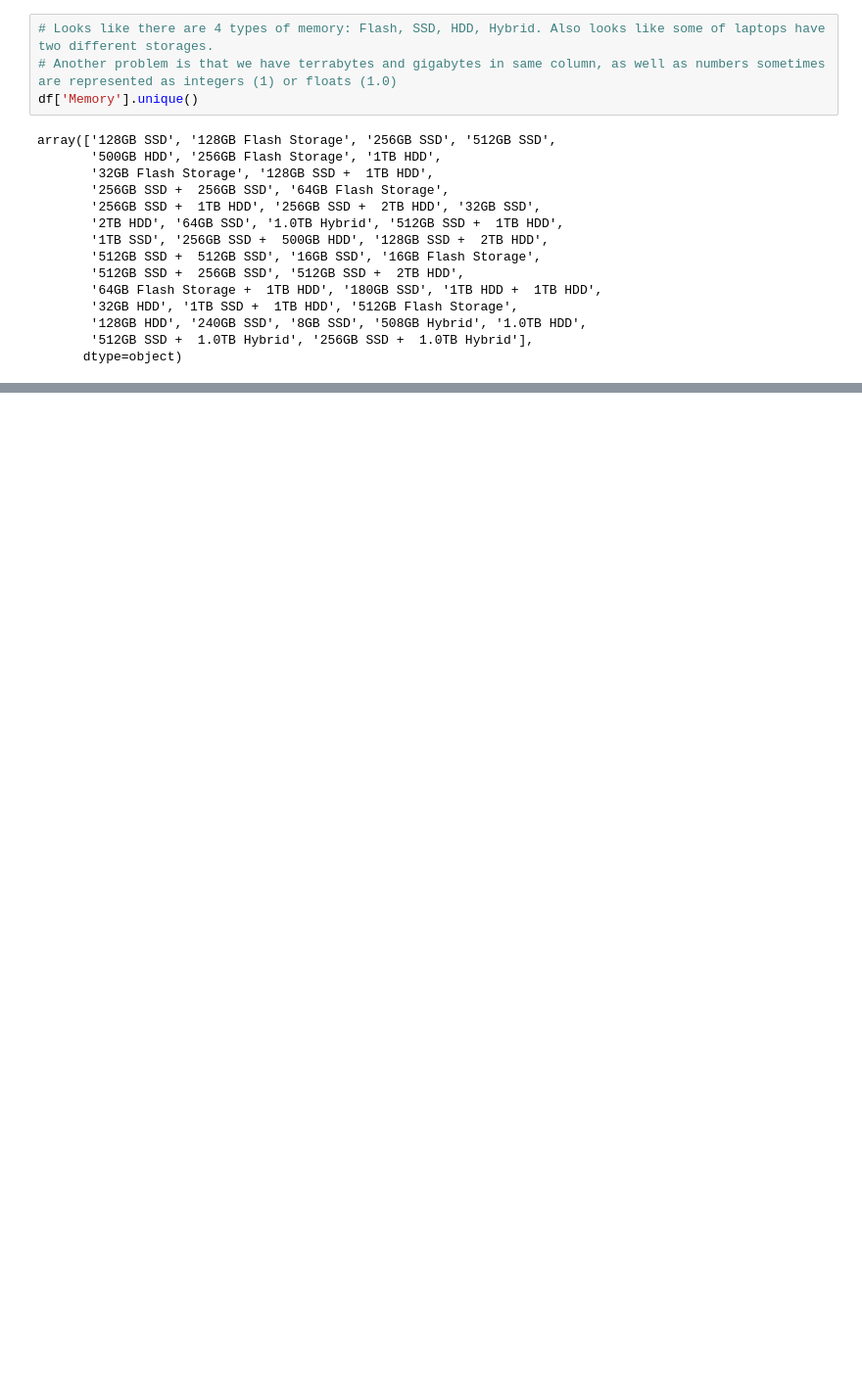
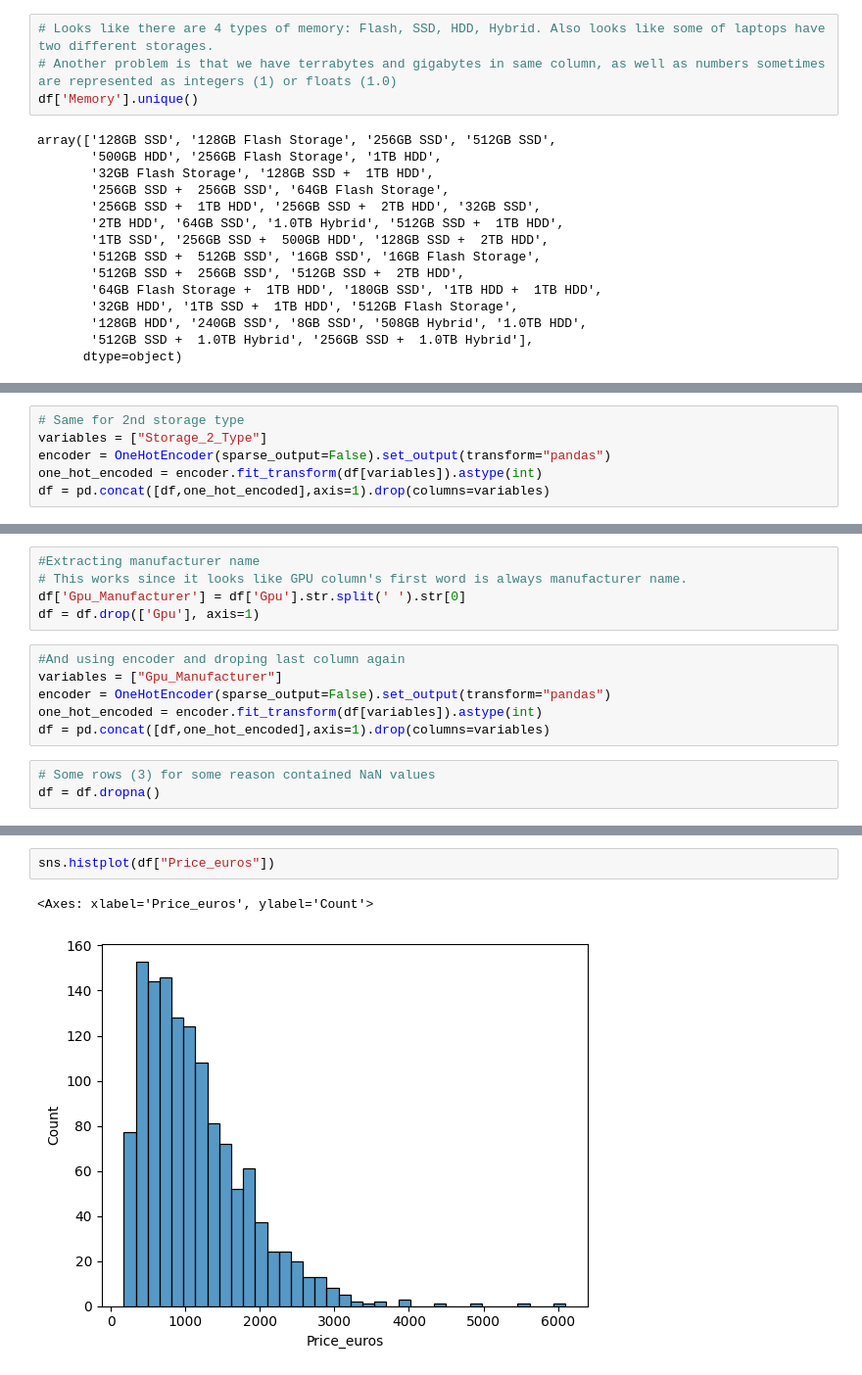
Before and after one commit to KirSobolev/Introduction-to-ML, a Jupyter notebook: exercise1/ex1.ipynb, the cells around one changed output, grey strips where cells are left out. Shown at 98% size. Saved outputs shown, nothing was run; the diff lists cells and outputs as text; blank space fills up the shorter version.

```diff
--- a/exercise1/ex1.ipynb
+++ b/exercise1/ex1.ipynb
@@ -253,0 +325,6 @@ array(['128GB SSD', '128GB Flash Storage', '256GB SSD', '512GB SSD',
+# %%
+# Same for 2nd storage type
+variables = ["Storage_2_Type"]
+encoder = OneHotEncoder(sparse_output=False).set_output(transform="pandas")
+one_hot_encoded = encoder.fit_transform(df[variables]).astype(int)
+df = pd.concat([df,one_hot_encoded],axis=1).drop(columns=variables)
@@ -253,0 +350,14 @@ array(['128GB SSD', '128GB Flash Storage', '256GB SSD', '512GB SSD',
+# %%
+#Extracting manufacturer name
+# This works since it looks like GPU column's first word is always manufacturer name.
+df['Gpu_Manufacturer'] = df['Gpu'].str.split(' ').str[0]
+df = df.drop(['Gpu'], axis=1)
+# %%
+#And using encoder and droping last column again
+variables = ["Gpu_Manufacturer"]
+encoder = OneHotEncoder(sparse_output=False).set_output(transform="pandas")
+one_hot_encoded = encoder.fit_transform(df[variables]).astype(int)
+df = pd.concat([df,one_hot_encoded],axis=1).drop(columns=variables)
+# %%
+# Some rows (3) for some reason contained NaN values
+df = df.dropna()
@@ -253,0 +482,5 @@ array(['128GB SSD', '128GB Flash Storage', '256GB SSD', '512GB SSD',
+# %%
+sns.histplot(df["Price_euros"])
+# %% [output]
+<Axes: xlabel='Price_euros', ylabel='Count'>
+[figure, added]
```
Also changed, not shown: parts of 41 cells of this notebook, 1 other file.
